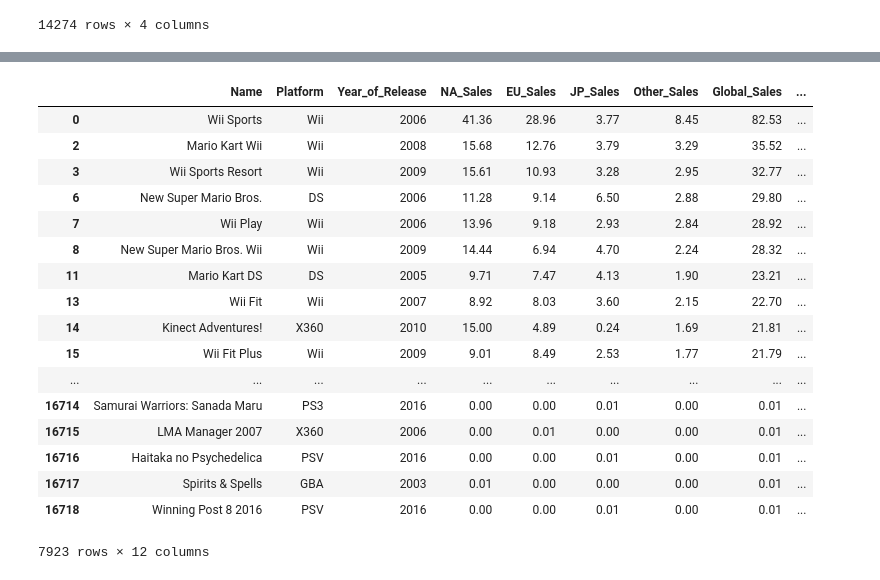
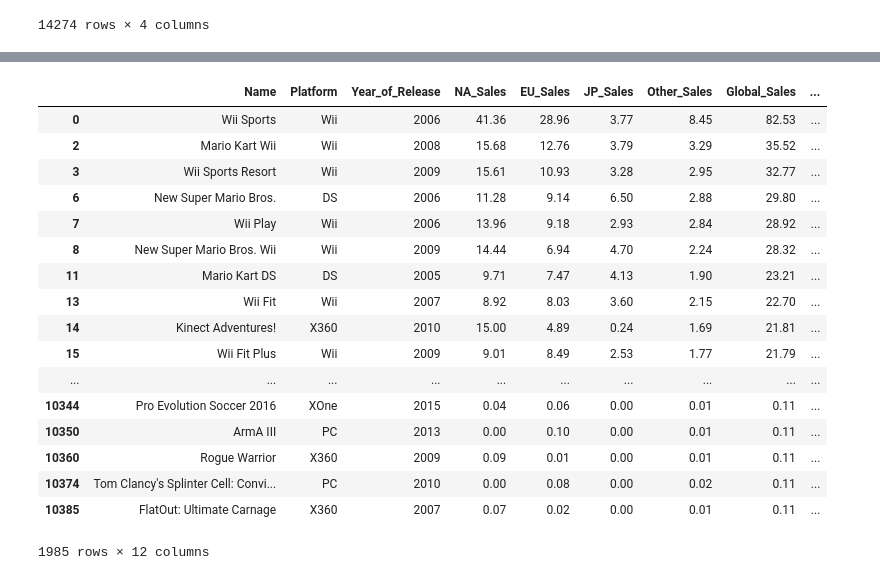
Before and after one commit to mell0611/data_science_project, a Jupyter notebook: dataset/csv_check.ipynb, the cells around one changed output, grey strips where cells are left out. Saved outputs shown, nothing was run; the diff lists cells and outputs as text; code cells hidden in the pictures.

Commit message:
Finished with editing data2

```diff
--- a/dataset/csv_check.ipynb
+++ b/dataset/csv_check.ipynb
@@ -79,28 +31,45 @@ KeyError: 10827
-# %%
-data2 = data2.drop('Publisher',axis = 1)
-data2 = data2.drop('Genre',axis = 1)
-data2 = data2.drop('Rating',axis = 1)
-data2 = data2.drop('Developer',axis = 1)
-data2
-# %% [output]
-|  | Name | Platform | Year_of_Release | NA_Sales | EU_Sales | JP_Sales | Other_Sales | Global_Sales | ... |
-| 0 | Wii Sports | Wii | 2006 | 41.36 | 28.96 | 3.77 | 8.45 | 82.53 | ... |
-| 2 | Mario Kart Wii | Wii | 2008 | 15.68 | 12.76 | 3.79 | 3.29 | 35.52 | ... |
-| 3 | Wii Sports Resort | Wii | 2009 | 15.61 | 10.93 | 3.28 | 2.95 | 32.77 | ... |
-| 6 | New Super Mario Bros. | DS | 2006 | 11.28 | 9.14 | 6.50 | 2.88 | 29.80 | ... |
-| 7 | Wii Play | Wii | 2006 | 13.96 | 9.18 | 2.93 | 2.84 | 28.92 | ... |
-| 8 | New Super Mario Bros. Wii | Wii | 2009 | 14.44 | 6.94 | 4.70 | 2.24 | 28.32 | ... |
-| 11 | Mario Kart DS | DS | 2005 | 9.71 | 7.47 | 4.13 | 1.90 | 23.21 | ... |
-| 13 | Wii Fit | Wii | 2007 | 8.92 | 8.03 | 3.60 | 2.15 | 22.70 | ... |
-| 14 | Kinect Adventures! | X360 | 2010 | 15.00 | 4.89 | 0.24 | 1.69 | 21.81 | ... |
-| 15 | Wii Fit Plus | Wii | 2009 | 9.01 | 8.49 | 2.53 | 1.77 | 21.79 | ... |
-| ... | ... | ... | ... | ... | ... | ... | ... | ... | ... |
-| 16714 | Samurai Warriors: Sanada Maru | PS3 | 2016 | 0.00 | 0.00 | 0.01 | 0.00 | 0.01 | ... |
-| 16715 | LMA Manager 2007 | X360 | 2006 | 0.00 | 0.01 | 0.00 | 0.00 | 0.01 | ... |
-| 16716 | Haitaka no Psychedelica | PSV | 2016 | 0.00 | 0.00 | 0.01 | 0.00 | 0.01 | ... |
-| 16717 | Spirits & Spells | GBA | 2003 | 0.01 | 0.00 | 0.00 | 0.00 | 0.01 | ... |
-| 16718 | Winning Post 8 2016 | PSV | 2016 | 0.00 | 0.00 | 0.01 | 0.00 | 0.01 | ... |
-7923 rows × 12 columns
+# %%
+# read data2
+data2 = pd.read_csv("data2.csv")
+
+# changing nan in data into 0 and float to int
+data2['Year_of_Release'] = data2['Year_of_Release'].fillna(0).apply(np.int64)
+data2['Critic_Count'] = data2['Critic_Count'].fillna(0).apply(np.int64)
+data2['User_Count'] = data2['User_Count'].fillna(0).apply(np.int64)
+
+# drop publisher, genre, rating, developer
+data2 = data2.drop('Publisher',axis = 1)
+data2 = data2.drop('Genre',axis = 1)
+data2 = data2.drop('Rating',axis = 1)
+data2 = data2.drop('Developer',axis = 1)
+
+# drop user < 50 and critic < 10 count
+# drop global sales < 0.1 m
+user_credible = data2['User_Count'] >50.0
+critic_credible = data2['Critic_Count']>10.0
+sales_credible = data2['Global_Sales']>0.1
+data2_credible = data2[user_credible & critic_credible&sales_credible]
+
+data2_credible
+# %% [output]
+|  | Name | Platform | Year_of_Release | NA_Sales | EU_Sales | JP_Sales | Other_Sales | Global_Sales | ... |
+| 0 | Wii Sports | Wii | 2006 | 41.36 | 28.96 | 3.77 | 8.45 | 82.53 | ... |
+| 2 | Mario Kart Wii | Wii | 2008 | 15.68 | 12.76 | 3.79 | 3.29 | 35.52 | ... |
+| 3 | Wii Sports Resort | Wii | 2009 | 15.61 | 10.93 | 3.28 | 2.95 | 32.77 | ... |
+| 6 | New Super Mario Bros. | DS | 2006 | 11.28 | 9.14 | 6.50 | 2.88 | 29.80 | ... |
+| 7 | Wii Play | Wii | 2006 | 13.96 | 9.18 | 2.93 | 2.84 | 28.92 | ... |
+| 8 | New Super Mario Bros. Wii | Wii | 2009 | 14.44 | 6.94 | 4.70 | 2.24 | 28.32 | ... |
+| 11 | Mario Kart DS | DS | 2005 | 9.71 | 7.47 | 4.13 | 1.90 | 23.21 | ... |
+| 13 | Wii Fit | Wii | 2007 | 8.92 | 8.03 | 3.60 | 2.15 | 22.70 | ... |
+| 14 | Kinect Adventures! | X360 | 2010 | 15.00 | 4.89 | 0.24 | 1.69 | 21.81 | ... |
+| 15 | Wii Fit Plus | Wii | 2009 | 9.01 | 8.49 | 2.53 | 1.77 | 21.79 | ... |
+| ... | ... | ... | ... | ... | ... | ... | ... | ... | ... |
+| 10344 | Pro Evolution Soccer 2016 | XOne | 2015 | 0.04 | 0.06 | 0.00 | 0.01 | 0.11 | ... |
+| 10350 | ArmA III | PC | 2013 | 0.00 | 0.10 | 0.00 | 0.01 | 0.11 | ... |
+| 10360 | Rogue Warrior | X360 | 2009 | 0.09 | 0.01 | 0.00 | 0.01 | 0.11 | ... |
+| 10374 | Tom Clancy's Splinter Cell: Convi... | PC | 2010 | 0.00 | 0.08 | 0.00 | 0.02 | 0.11 | ... |
+| 10385 | FlatOut: Ultimate Carnage | X360 | 2007 | 0.07 | 0.02 | 0.00 | 0.01 | 0.11 | ... |
+1985 rows × 12 columns
 # %%
 data3 = pd.read_csv("data3.csv")
 for a in range(0,55864):#this for loop is for putting all necessary data on the sales of games in jp_sale. jp_sale needs to be renmamed to keydata.
```
Also changed, not shown: parts of 1 cell of this notebook.
